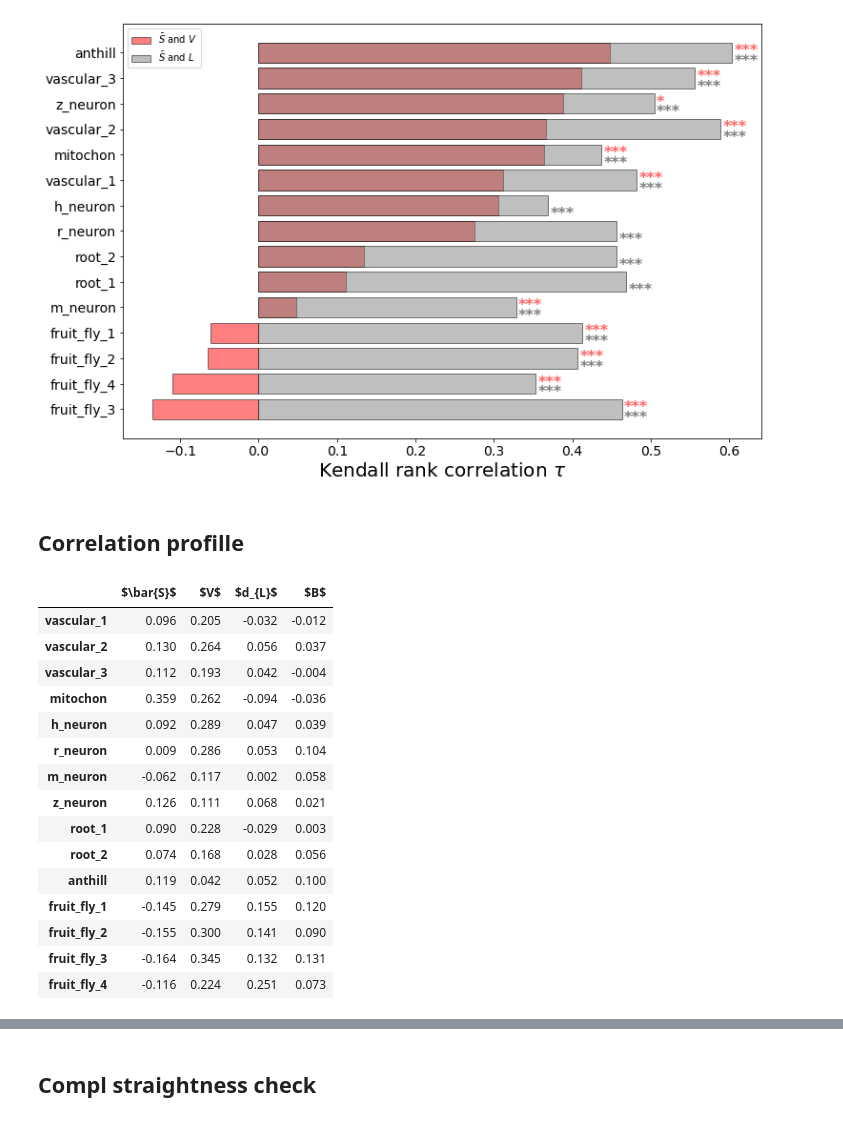
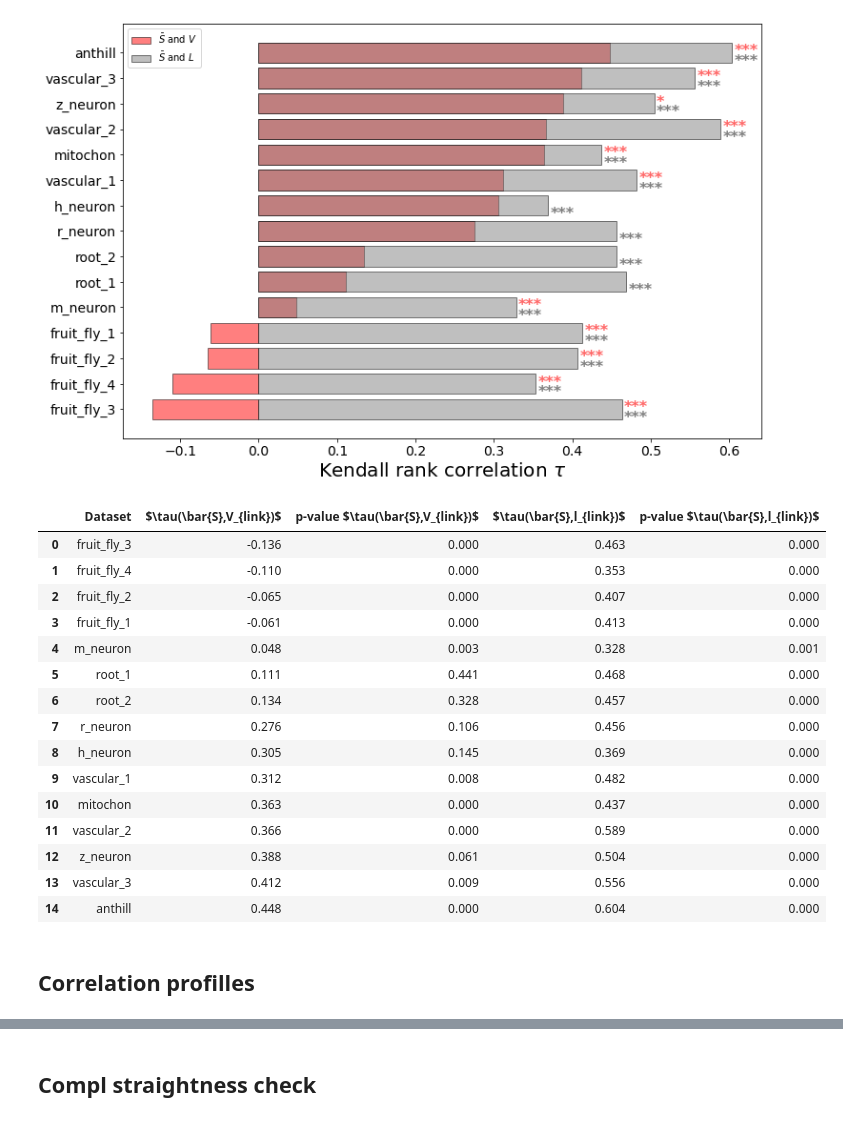
Before and after one commit to lukablagoje/three-dimensional-shape-connectivity-physical-network, a Jupyter notebook: 4. link_confinement_measure/3. directed_metagraph_all_results.ipynb, the cells around one changed output, grey strips where cells are left out. Cells and saved outputs as stored; diff of their text form; code cells hidden in the pictures.

```diff
--- a/4. link_confinement_measure/3. directed_metagraph_all_results.ipynb
+++ b/4. link_confinement_measure/3. directed_metagraph_all_results.ipynb
@@ -253,6 +253,35 @@ for index,i in enumerate(ax_2.patches):
 plt.savefig('cs_corr.pdf', format='pdf',dpi=1200)
 # %% [output]
 [figure]
+# %%
+merged_df = pd.merge(df_volume_cs, df_length_cs, on='name', suffixes=('_volume', '_length'))
+merged_df = merged_df.rename(columns={
+    'name': 'Dataset',
+    'spearman_correlation_volume': r'$\tau(\bar{S},V_{link})$',
+    'p_value_volume': r'p-value $\tau(\bar{S},V_{link})$',
+    'spearman_correlation_length': r'$\tau(\bar{S},l_{link})$',
+    'p_value_length': r'p-value $\tau(\bar{S},l_{link})$'
+})
+merged_df.round(3)
+# %% [output]
+|  | Dataset | $\tau(\bar{S},V_{link})$ | p-value $\tau(\bar{S},V_{link})$ | $\tau(\bar{S},l_{link})$ | p-value $\tau(\bar{S},l_{link})$ |
+| 0 | fruit_fly_3 | -0.136 | 0.000 | 0.463 | 0.000 |
+| 1 | fruit_fly_4 | -0.110 | 0.000 | 0.353 | 0.000 |
+| 2 | fruit_fly_2 | -0.065 | 0.000 | 0.407 | 0.000 |
+| 3 | fruit_fly_1 | -0.061 | 0.000 | 0.413 | 0.000 |
+| 4 | m_neuron | 0.048 | 0.003 | 0.328 | 0.001 |
+| 5 | root_1 | 0.111 | 0.441 | 0.468 | 0.000 |
+| 6 | root_2 | 0.134 | 0.328 | 0.457 | 0.000 |
+| 7 | r_neuron | 0.276 | 0.106 | 0.456 | 0.000 |
+| 8 | h_neuron | 0.305 | 0.145 | 0.369 | 0.000 |
+| 9 | vascular_1 | 0.312 | 0.008 | 0.482 | 0.000 |
+| 10 | mitochon | 0.363 | 0.000 | 0.437 | 0.000 |
+| 11 | vascular_2 | 0.366 | 0.000 | 0.589 | 0.000 |
+| 12 | z_neuron | 0.388 | 0.061 | 0.504 | 0.000 |
+| 13 | vascular_3 | 0.412 | 0.009 | 0.556 | 0.000 |
+| 14 | anthill | 0.448 | 0.000 | 0.604 | 0.000 |
+# %% [markdown]
+## Correlation profilles
 # %%
 corr_tree = {}
 pvalue_tree = {}
@@ -300,8 +329,6 @@ def calculate_correlation_profiles(corr_dict, pval_dict):
 corr_profile_tree, pvalue_profile_tree = calculate_correlation_profiles(corr_tree, pvalue_tree)
 corr_profile_linked_trees, pvalue_profile_linked_trees = calculate_correlation_profiles(corr_linked_trees, pvalue_linked_trees)
 corr_profile_lattice, pvalue_profile_lattice = calculate_correlation_profiles(corr_lattice, pvalue_lattice)
-# %% [markdown]
-## Correlation profille
 # %%
 # Combine correlation profiles into a single dictionary
 correlation_profiles = {**corr_profile_tree, **corr_profile_linked_trees, **corr_profile_lattice}
@@ -322,32 +349,12 @@ df_full.index = ['vascular_1', 'vascular_2', 'vascular_3', 'mitochon',
 
 # Apply rounding and rename columns
 df_full = df_full.apply(lambda x: np.around(x,3))
-df_full.columns = [r'$\bar{S}$', '$V$', '$d_{L}$', '$B$']
+df_full.columns = [r'$\bar{S}$', '$V_{link}$', '$d_{link}$', '$B_{link}$']
 
 # Splitting the DataFrame into specific categories
 df_lattice = df_full.iloc[0:4,:]
 df_tree = df_full.iloc[4:11,:]  # Adjusted to include up to 'anthill'
 df_linked_tree = df_full.iloc[11:,:]  # For the last 4 entries
-
-# Display the full DataFrame as requested
-df_full
-# %% [output]
-|  | $\bar{S}$ | $V$ | $d_{L}$ | $B$ |
-| vascular_1 | 0.096 | 0.205 | -0.032 | -0.012 |
-| vascular_2 | 0.130 | 0.264 | 0.056 | 0.037 |
-| vascular_3 | 0.112 | 0.193 | 0.042 | -0.004 |
-| mitochon | 0.359 | 0.262 | -0.094 | -0.036 |
-| h_neuron | 0.092 | 0.289 | 0.047 | 0.039 |
-| r_neuron | 0.009 | 0.286 | 0.053 | 0.104 |
-| m_neuron | -0.062 | 0.117 | 0.002 | 0.058 |
-| z_neuron | 0.126 | 0.111 | 0.068 | 0.021 |
-| root_1 | 0.090 | 0.228 | -0.029 | 0.003 |
-| root_2 | 0.074 | 0.168 | 0.028 | 0.056 |
-| anthill | 0.119 | 0.042 | 0.052 | 0.100 |
-| fruit_fly_1 | -0.145 | 0.279 | 0.155 | 0.120 |
-| fruit_fly_2 | -0.155 | 0.300 | 0.141 | 0.090 |
-| fruit_fly_3 | -0.164 | 0.345 | 0.132 | 0.131 |
-| fruit_fly_4 | -0.116 | 0.224 | 0.251 | 0.073 |
 # %%
 correlation_profiles_p = {**pvalue_profile_tree, **pvalue_profile_linked_trees, **pvalue_profile_lattice }
 df_p_full = pd.DataFrame(correlation_profiles_p).transpose()
```
Also changed, not shown: parts of 7 cells of this notebook, 1 other file.
